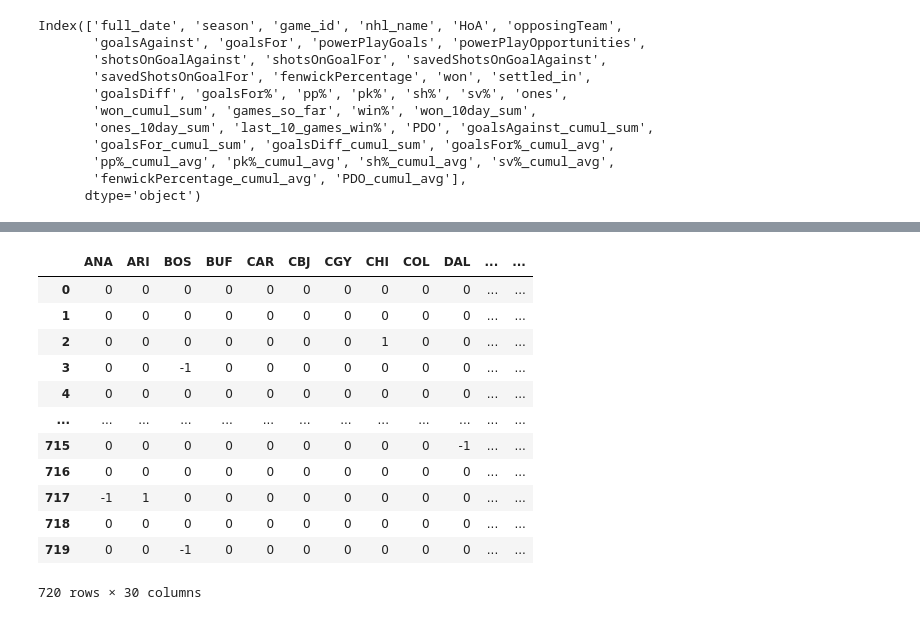
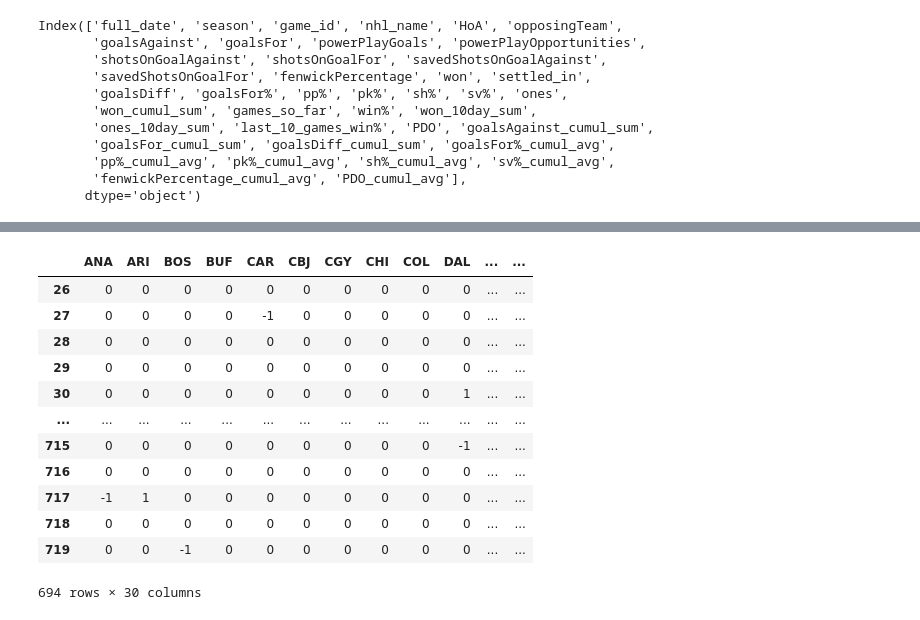
Before and after one commit to joeyamosjohns/final_project_nhl_prediction, a Jupyter notebook: Note_books/Explore_Models/v3_Clean_model_add_Pis_feat.ipynb, the cells around one changed output, grey strips where cells are left out. Cells and saved outputs as stored; diff of their text form; code cells hidden in the pictures.

```diff
--- a/Note_books/Explore_Models/v3_Clean_model_add_Pis_feat.ipynb
+++ b/Note_books/Explore_Models/v3_Clean_model_add_Pis_feat.ipynb
@@ -111,0 +128,5 @@ xgbc = XGBClassifier()
+# %%
+y = y_Pis.loc[13:, 'won'].copy()
+X = data_dummies_Pis.copy()
+X.shape
+X[300:]
@@ -872,20 +961,20 @@ dummies_pm1_Pis, y_Pis  = make_HA_diff(data, season = 20122013)
 # %%
 dummies_pm1_Pis = dummies_pm1_Pis.iloc[:, :30].copy()
-dummies_pm1_Pis
+dummies_pm1_Pis.iloc[26:, :]
 # %% [output]
 |  | ANA | ARI | BOS | BUF | CAR | CBJ | CGY | CHI | COL | DAL | ... | ... |
-| 0 | 0 | 0 | 0 | 0 | 0 | 0 | 0 | 0 | 0 | 0 | ... | ... |
-| 1 | 0 | 0 | 0 | 0 | 0 | 0 | 0 | 0 | 0 | 0 | ... | ... |
-| 2 | 0 | 0 | 0 | 0 | 0 | 0 | 0 | 1 | 0 | 0 | ... | ... |
-| 3 | 0 | 0 | -1 | 0 | 0 | 0 | 0 | 0 | 0 | 0 | ... | ... |
-| 4 | 0 | 0 | 0 | 0 | 0 | 0 | 0 | 0 | 0 | 0 | ... | ... |
+| 26 | 0 | 0 | 0 | 0 | 0 | 0 | 0 | 0 | 0 | 0 | ... | ... |
+| 27 | 0 | 0 | 0 | 0 | -1 | 0 | 0 | 0 | 0 | 0 | ... | ... |
+| 28 | 0 | 0 | 0 | 0 | 0 | 0 | 0 | 0 | 0 | 0 | ... | ... |
+| 29 | 0 | 0 | 0 | 0 | 0 | 0 | 0 | 0 | 0 | 0 | ... | ... |
+| 30 | 0 | 0 | 0 | 0 | 0 | 0 | 0 | 0 | 0 | 1 | ... | ... |
 | ... | ... | ... | ... | ... | ... | ... | ... | ... | ... | ... | ... | ... |
 | 715 | 0 | 0 | 0 | 0 | 0 | 0 | 0 | 0 | 0 | -1 | ... | ... |
 | 716 | 0 | 0 | 0 | 0 | 0 | 0 | 0 | 0 | 0 | 0 | ... | ... |
 | 717 | -1 | 1 | 0 | 0 | 0 | 0 | 0 | 0 | 0 | 0 | ... | ... |
 | 718 | 0 | 0 | 0 | 0 | 0 | 0 | 0 | 0 | 0 | 0 | ... | ... |
 | 719 | 0 | 0 | -1 | 0 | 0 | 0 | 0 | 0 | 0 | 0 | ... | ... |
-720 rows × 30 columns
+694 rows × 30 columns
 # %%
 def make_HA_diff(X, season, list_var_names = None ):
     X = X.loc[X['season'] == season, :].copy()
```
Also changed, not shown: parts of 19 cells of this notebook, 1 other file.
